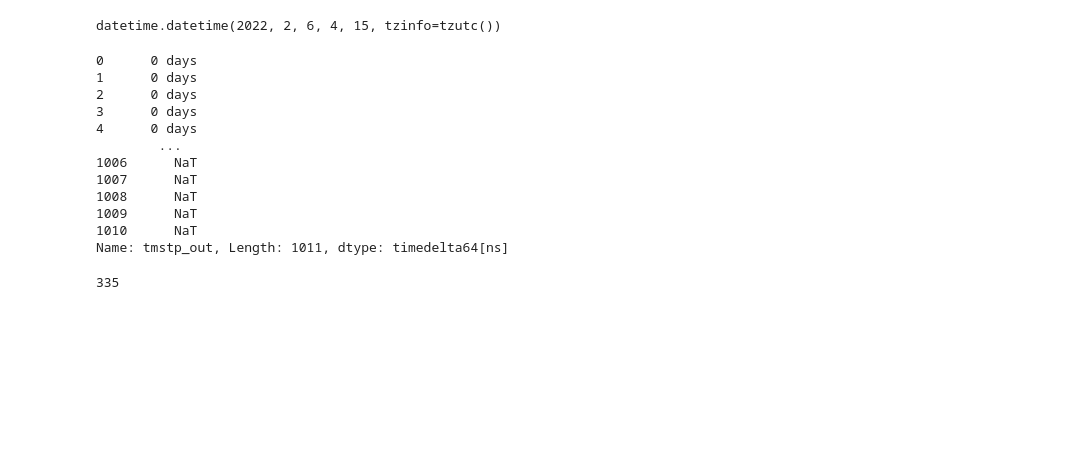
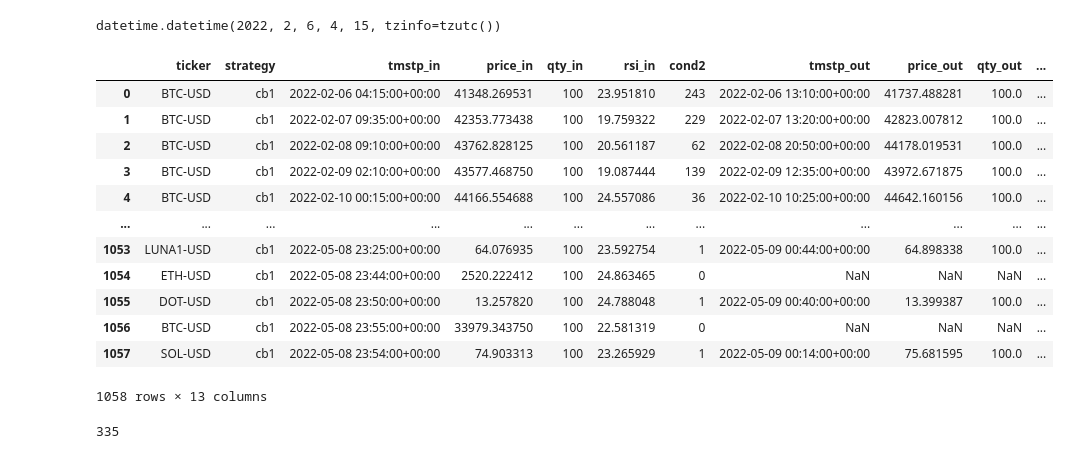
Before and after one commit to sjuanandres0/Chewbacca, a Jupyter notebook: chewie_playground.ipynb, the cells around one changed output. Cells and saved outputs as stored; diff of their text form; code cells hidden in the pictures; blank space fills up the shorter version.

Commit message:
ply min_open

```diff
--- a/chewie_playground.ipynb
+++ b/chewie_playground.ipynb
@@ -892,22 +892,24 @@ datetime.datetime(2022, 2, 6, 4, 15, tzinfo=tzutc())
 # %%
 test = pd.read_csv('tds.csv')
 test.loc[:,'tmstp_in'] = pd.to_datetime(test.tmstp_in)
 test.loc[:,'tmstp_out'] = pd.to_datetime(test.tmstp_out)
-(test.tmstp_out - test.tmstp_out)
-#pd.Timedelta(test.tmstp_out- test.tmstp_out)
+diff = test.tmstp_out- test.tmstp_in
+test['min_open'] = diff.dt.total_seconds()/60
+test
 # %% [output]
+|  | ticker | strategy | tmstp_in | price_in | qty_in | rsi_in | cond2 | tmstp_out | price_out | qty_out | ... |
+| 0 | BTC-USD | cb1 | 2022-02-06 04:15:00+00:00 | 41348.269531 | 100 | 23.951810 | 243 | 2022-02-06 13:10:00+00:00 | 41737.488281 | 100.0 | ... |
+| 1 | BTC-USD | cb1 | 2022-02-07 09:35:00+00:00 | 42353.773438 | 100 | 19.759322 | 229 | 2022-02-07 13:20:00+00:00 | 42823.007812 | 100.0 | ... |
+| 2 | BTC-USD | cb1 | 2022-02-08 09:10:00+00:00 | 43762.828125 | 100 | 20.561187 | 62 | 2022-02-08 20:50:00+00:00 | 44178.019531 | 100.0 | ... |
+| 3 | BTC-USD | cb1 | 2022-02-09 02:10:00+00:00 | 43577.468750 | 100 | 19.087444 | 139 | 2022-02-09 12:35:00+00:00 | 43972.671875 | 100.0 | ... |
+| 4 | BTC-USD | cb1 | 2022-02-10 00:15:00+00:00 | 44166.554688 | 100 | 24.557086 | 36 | 2022-02-10 10:25:00+00:00 | 44642.160156 | 100.0 | ... |
+| ... | ... | ... | ... | ... | ... | ... | ... | ... | ... | ... | ... |
+| 1053 | LUNA1-USD | cb1 | 2022-05-08 23:25:00+00:00 | 64.076935 | 100 | 23.592754 | 1 | 2022-05-09 00:44:00+00:00 | 64.898338 | 100.0 | ... |
+| 1054 | ETH-USD | cb1 | 2022-05-08 23:44:00+00:00 | 2520.222412 | 100 | 24.863465 | 0 | NaN | NaN | NaN | ... |
+| 1055 | DOT-USD | cb1 | 2022-05-08 23:50:00+00:00 | 13.257820 | 100 | 24.788048 | 1 | 2022-05-09 00:40:00+00:00 | 13.399387 | 100.0 | ... |
+| 1056 | BTC-USD | cb1 | 2022-05-08 23:55:00+00:00 | 33979.343750 | 100 | 22.581319 | 0 | NaN | NaN | NaN | ... |
+| 1057 | SOL-USD | cb1 | 2022-05-08 23:54:00+00:00 | 74.903313 | 100 | 23.265929 | 1 | 2022-05-09 00:14:00+00:00 | 75.681595 | 100.0 | ... |
-0      0 days
-1      0 days
-2      0 days
-3      0 days
-4      0 days
-        ...
-1006      NaT
-1007      NaT
-1008      NaT
-1009      NaT
-1010      NaT
-Name: tmstp_out, Length: 1011, dtype: timedelta64[ns]
+1058 rows × 13 columns
 # %%
 (rsi(df,'Close', periods=14)<20).sum()
 # %% [output]
```
Also changed, not shown: 1 other file.
